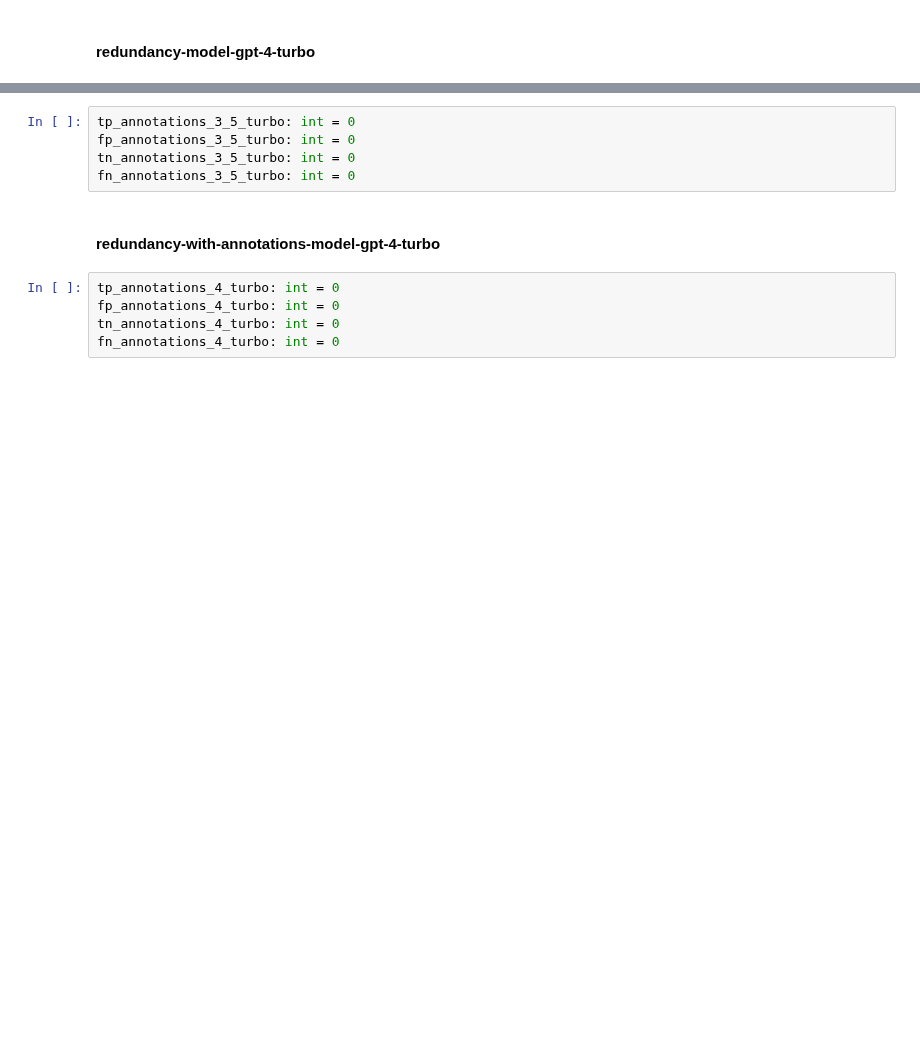
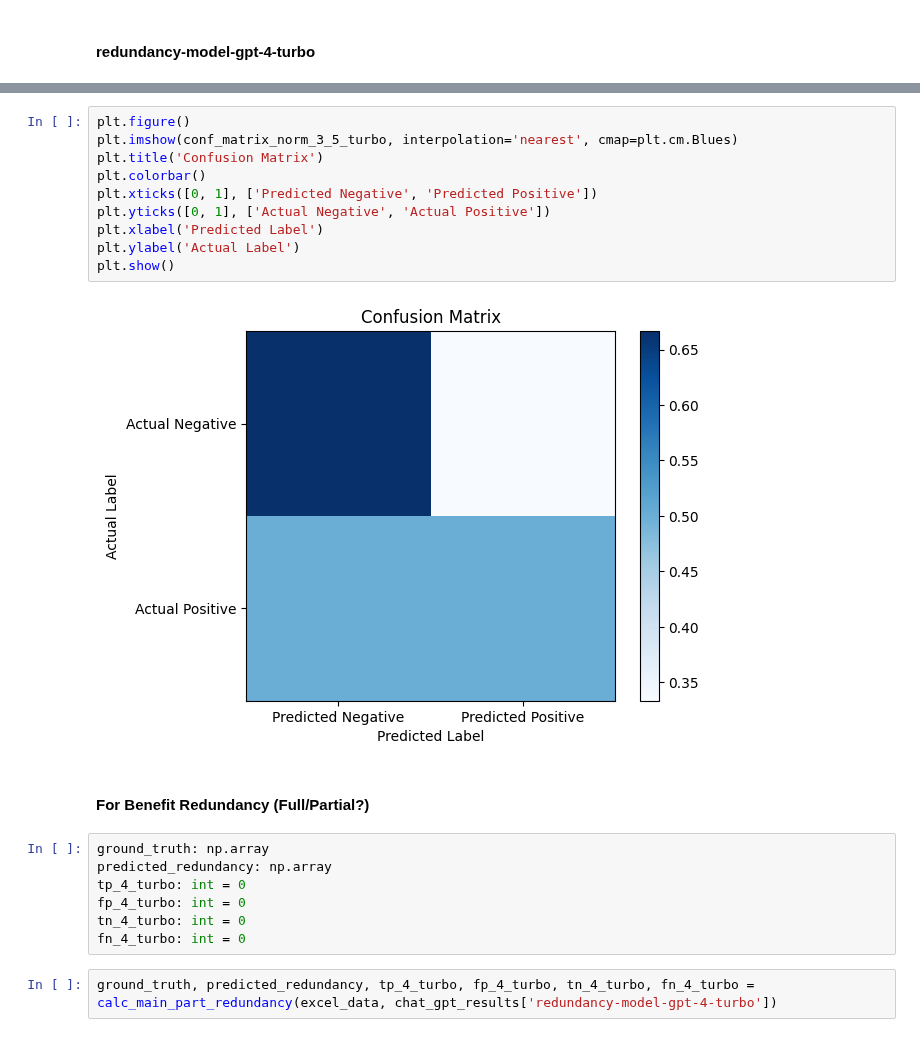
Before and after one commit to SoftwareStackLukas/LLMbasedRedundancyAnalysis, a Jupyter notebook: redundanciesbyannotations/redundant_main_part_benefit_results.ipynb, the cells around one changed output, grey strips where cells are left out. Saved outputs shown, nothing was run; the diff lists cells and outputs as text; blank space fills up the shorter version.

```diff
--- a/redundanciesbyannotations/redundant_main_part_benefit_results.ipynb
+++ b/redundanciesbyannotations/redundant_main_part_benefit_results.ipynb
@@ -193,12 +501,23 @@ fn_4_turbo: int = 0
+# %%
+plt.figure()
+plt.imshow(conf_matrix_norm_3_5_turbo, interpolation='nearest', cmap=plt.cm.Blues)
+plt.title('Confusion Matrix')
+plt.colorbar()
+plt.xticks([0, 1], ['Predicted Negative', 'Predicted Positive'])
+plt.yticks([0, 1], ['Actual Negative', 'Actual Positive'])
+plt.xlabel('Predicted Label')
+plt.ylabel('Actual Label')
+plt.show()
+# %% [output]
+[figure, added]
+# %% [markdown]
+#### For Benefit Redundancy (Full/Partial?)
 # %%
-tp_annotations_3_5_turbo: int = 0
-fp_annotations_3_5_turbo: int = 0
-tn_annotations_3_5_turbo: int = 0
-fn_annotations_3_5_turbo: int = 0
+ground_truth: np.array
+predicted_redundancy: np.array
+tp_4_turbo: int = 0
+fp_4_turbo: int = 0
+tn_4_turbo: int = 0
+fn_4_turbo: int = 0
-# %% [markdown]
-#### redundancy-with-annotations-model-gpt-4-turbo
-# %%
-tp_annotations_4_turbo: int = 0
-fp_annotations_4_turbo: int = 0
-tn_annotations_4_turbo: int = 0
-fn_annotations_4_turbo: int = 0
+# %%
+ground_truth, predicted_redundancy, tp_4_turbo, fp_4_turbo, tn_4_turbo, fn_4_turbo = calc_main_part_redundancy(excel_data, chat_gpt_results['redundancy-model-gpt-4-turbo'])
```
Also changed, not shown: parts of 40 cells of this notebook, 9 other files.
